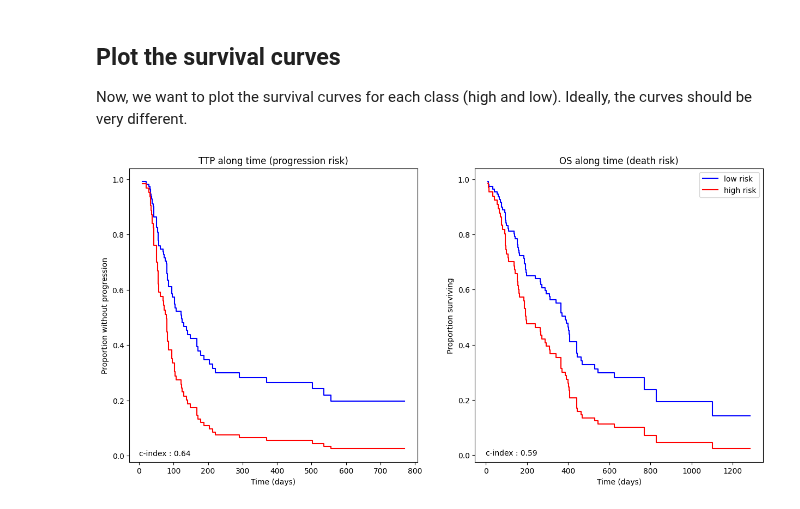
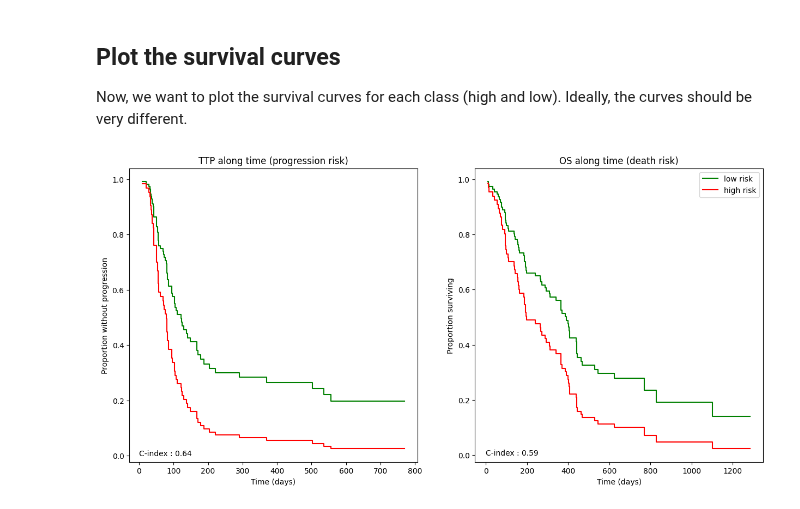
Before and after one commit to Arthur8754/mutational-signatures, a Jupyter notebook: cox-model.ipynb, the cells around one changed output. Saved outputs shown, nothing was run; the diff lists cells and outputs as text; code cells hidden in the pictures.

```diff
--- a/cox-model.ipynb
+++ b/cox-model.ipynb
@@ -116,23 +116,23 @@ Now, we want to plot the survival curves for each class (high and low). Ideally,
 # %%
 fig, ax = plt.subplots(1,2,figsize=(15,7))
 
 # TTP :
-ax[0].step(low_risk_event_times_ttp, low_risk_survival_curve_ttp, where='post',color='blue',label='low risk')
+ax[0].step(low_risk_event_times_ttp, low_risk_survival_curve_ttp, where='post',color='green',label='low risk')
 ax[0].step(high_risk_event_times_ttp, high_risk_survival_curve_ttp, where='post',color='red',label='high risk')
 ax[0].set_xlabel('Time (days)')
 ax[0].set_ylabel('Proportion without progression')
 ax[0].set_title('TTP along time (progression risk)')
-ax[0].text(0,0,f'c-index : {c_index_ttp}')
+ax[0].text(0,0,f'C-index : {c_index_ttp}')
 
 # OS :
-ax[1].step(low_risk_event_times_os, low_risk_survival_curve_os, where='post',color='blue',label='low risk')
+ax[1].step(low_risk_event_times_os, low_risk_survival_curve_os, where='post',color='green',label='low risk')
 ax[1].step(high_risk_event_times_os, high_risk_survival_curve_os, where='post',color='red',label='high risk')
 ax[1].set_xlabel('Time (days)')
 ax[1].set_ylabel('Proportion surviving')
 ax[1].set_title('OS along time (death risk)')
-ax[1].text(0,0,f'c-index : {c_index_os}')
+ax[1].text(0,0,f'C-index : {c_index_os}')
 
 plt.legend()
-plt.savefig('figures/survival-curves.png')
+plt.savefig('survival-curves.png')
 # %% [output]
-[figure, old version]
+[figure, new version]
```
Also changed, not shown: 1 other file.
